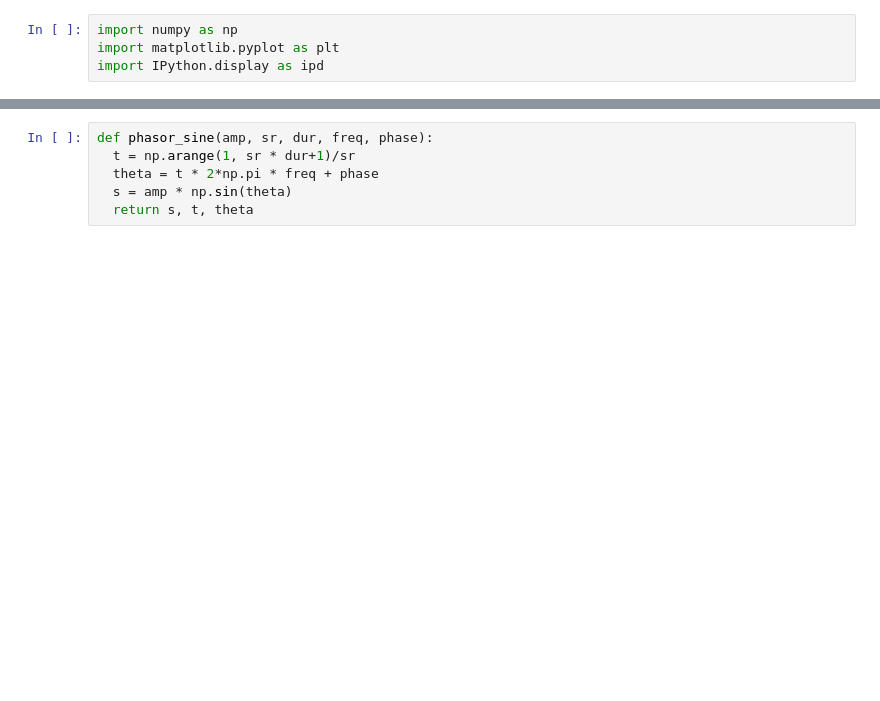
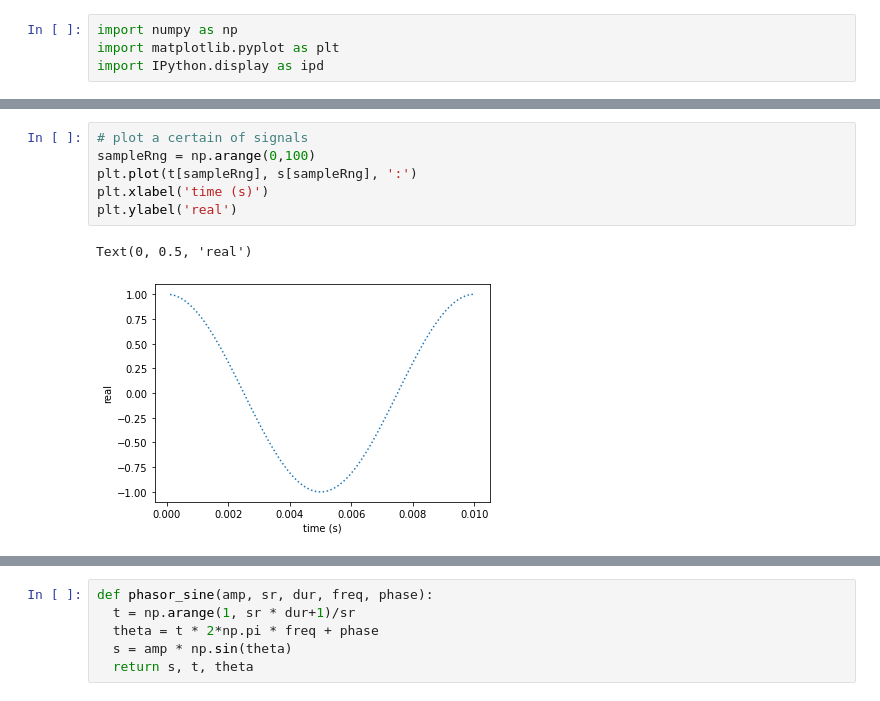
Before and after one commit to kimty101010/class2021Fall, a Jupyter notebook: 20211122.ipynb, the cells around one changed output, grey strips where cells are left out. Saved outputs shown, nothing was run; the diff lists cells and outputs as text; blank space fills up the shorter version.

```diff
--- a/20211122.ipynb
+++ b/20211122.ipynb
@@ -6,0 +38,9 @@ import IPython.display as ipd
+# %%
+# plot a certain of signals
+sampleRng = np.arange(0,100)
+plt.plot(t[sampleRng], s[sampleRng], ':')
+plt.xlabel('time (s)')
+plt.ylabel('real')
+# %% [output]
+Text(0, 0.5, 'real')
+[figure, added]
```
Also changed, not shown: parts of 9 cells of this notebook.
